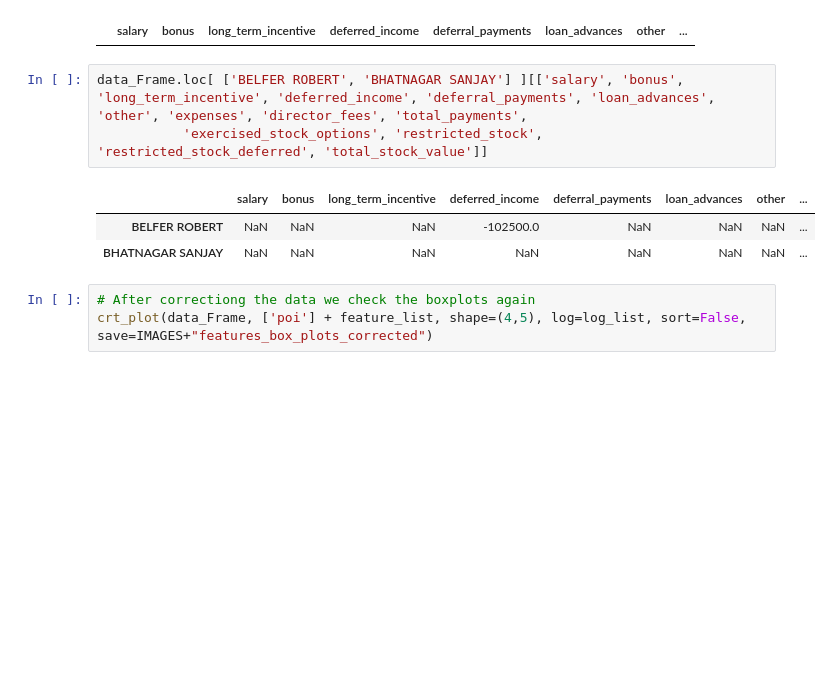
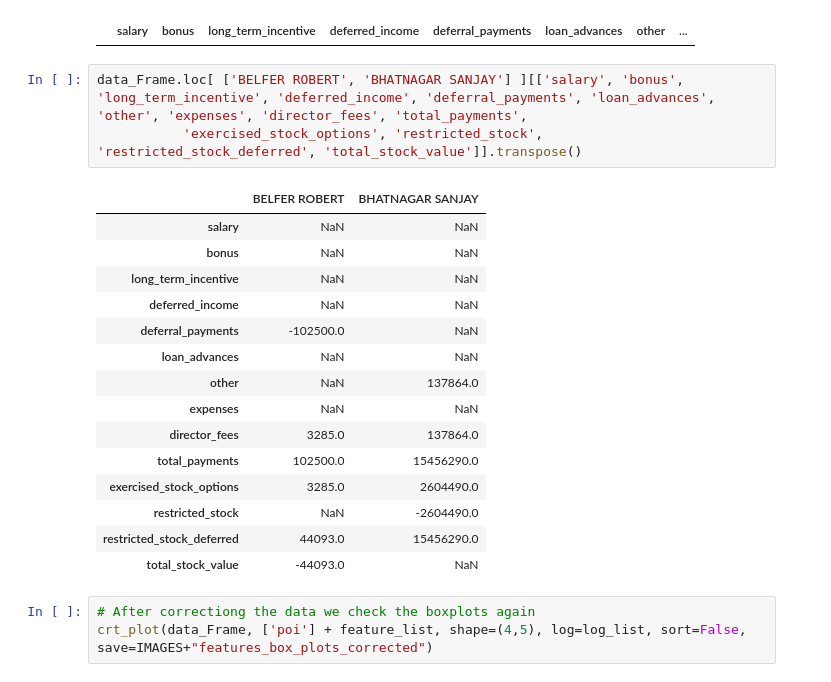
Before and after one commit to micos20/ENRON_fraud-detection, a Jupyter notebook: scripts/poi_id.ipynb, the cells around one changed output. Drawn from its saved outputs; the diff is of its cells as text; blank space fills up the shorter version.

```diff
--- a/scripts/poi_id.ipynb
+++ b/scripts/poi_id.ipynb
@@ -387,11 +430,23 @@ data_Frame_eval[ data_Frame_eval['eval_payments'] != 0.0 ][['salary', 'bonus', '
 |  | salary | bonus | long_term_incentive | deferred_income | deferral_payments | loan_advances | other | ... |
 # %%
 data_Frame.loc[ ['BELFER ROBERT', 'BHATNAGAR SANJAY'] ][['salary', 'bonus', 'long_term_incentive', 'deferred_income', 'deferral_payments', 'loan_advances', 'other', 'expenses', 'director_fees', 'total_payments',
-           'exercised_stock_options', 'restricted_stock', 'restricted_stock_deferred', 'total_stock_value']]
+           'exercised_stock_options', 'restricted_stock', 'restricted_stock_deferred', 'total_stock_value']].transpose()
 # %% [output]
-|  | salary | bonus | long_term_incentive | deferred_income | deferral_payments | loan_advances | other | ... |
-| BELFER ROBERT | NaN | NaN | NaN | -102500.0 | NaN | NaN | NaN | ... |
-| BHATNAGAR SANJAY | NaN | NaN | NaN | NaN | NaN | NaN | NaN | ... |
+|  | BELFER ROBERT | BHATNAGAR SANJAY |
+| salary | NaN | NaN |
+| bonus | NaN | NaN |
+| long_term_incentive | NaN | NaN |
+| deferred_income | NaN | NaN |
+| deferral_payments | -102500.0 | NaN |
+| loan_advances | NaN | NaN |
+| other | NaN | 137864.0 |
+| expenses | NaN | NaN |
+| director_fees | 3285.0 | 137864.0 |
+| total_payments | 102500.0 | 15456290.0 |
+| exercised_stock_options | 3285.0 | 2604490.0 |
+| restricted_stock | NaN | -2604490.0 |
+| restricted_stock_deferred | 44093.0 | 15456290.0 |
+| total_stock_value | -44093.0 | NaN |
 # %%
 # After correctiong the data we check the boxplots again
 crt_plot(data_Frame, ['poi'] + feature_list, shape=(4,5), log=log_list, sort=False, save=IMAGES+"features_box_plots_corrected")
```
Also changed, not shown: parts of 43 cells of this notebook, 7 other files.
